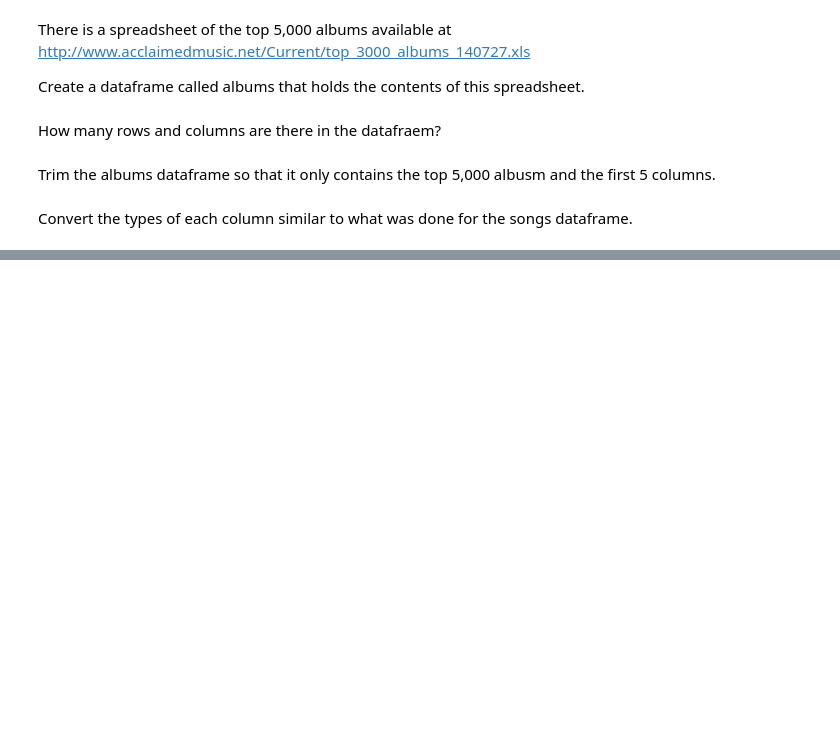
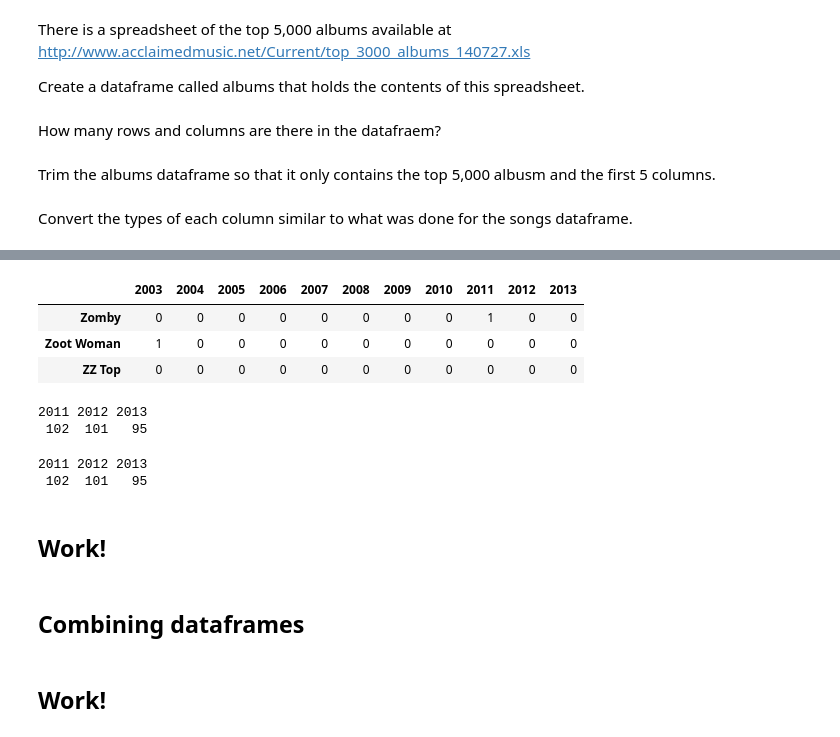
Before and after one commit to duke-biostats/ngs-2015, a Jupyter notebook: Working with data (Part 2).ipynb, the cells around one changed output, grey strips where cells are left out. Drawn from its saved outputs; the diff is of its cells as text; code cells hidden in the pictures; blank space fills up the shorter version.

```diff
--- a/Working with data (Part 2).ipynb
+++ b/Working with data (Part 2).ipynb
@@ -172,0 +295,29 @@ Selecting and summarizing dataframes
+# %%
+byArtistYear <- xtabs(~ Artist + Year, songs)
+# %%
+ncols <- ncol(byArtistYear)
+tail(byArtistYear[, (ncols-10):ncols], 3)
+# %% [output]
+|  | 2003 | 2004 | 2005 | 2006 | 2007 | 2008 | 2009 | 2010 | 2011 | 2012 | 2013 |
+| Zomby | 0 | 0 | 0 | 0 | 0 | 0 | 0 | 0 | 1 | 0 | 0 |
+| Zoot Woman | 1 | 0 | 0 | 0 | 0 | 0 | 0 | 0 | 0 | 0 | 0 |
+| ZZ Top | 0 | 0 | 0 | 0 | 0 | 0 | 0 | 0 | 0 | 0 | 0 |
+# %%
+tail(colSums(byArtistYear), 3)
+# %% [output]
+2011 2012 2013
+ 102  101   95
+# %%
+tail(apply(byArtistYear, 2, sum), 3)
+# %% [output]
+2011 2012 2013
+ 102  101   95
+# %% [markdown]
+Work!
+----
+# %% [markdown]
+Combining dataframes
+----
+# %% [markdown]
+Work!
+----
```
Also changed, not shown: parts of 33 cells of this notebook.
